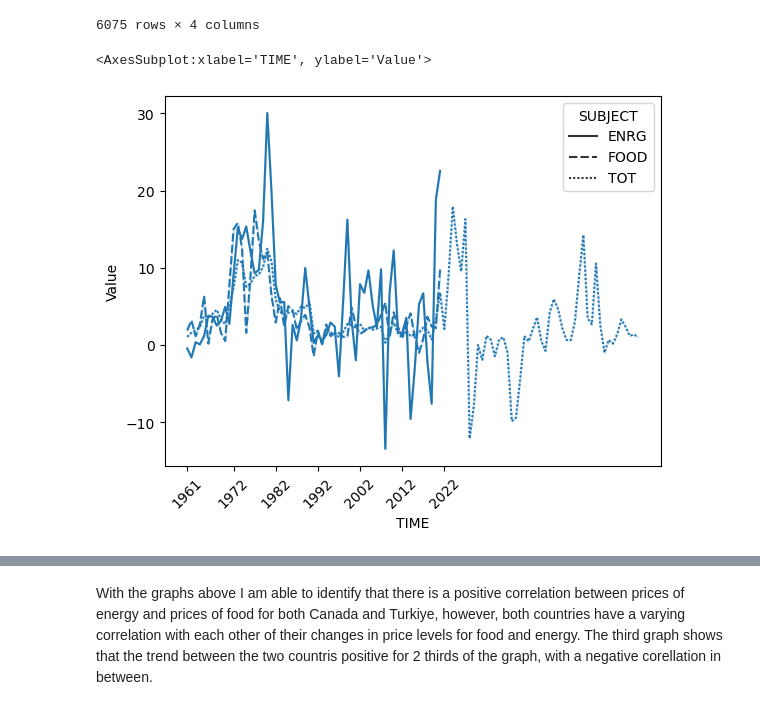
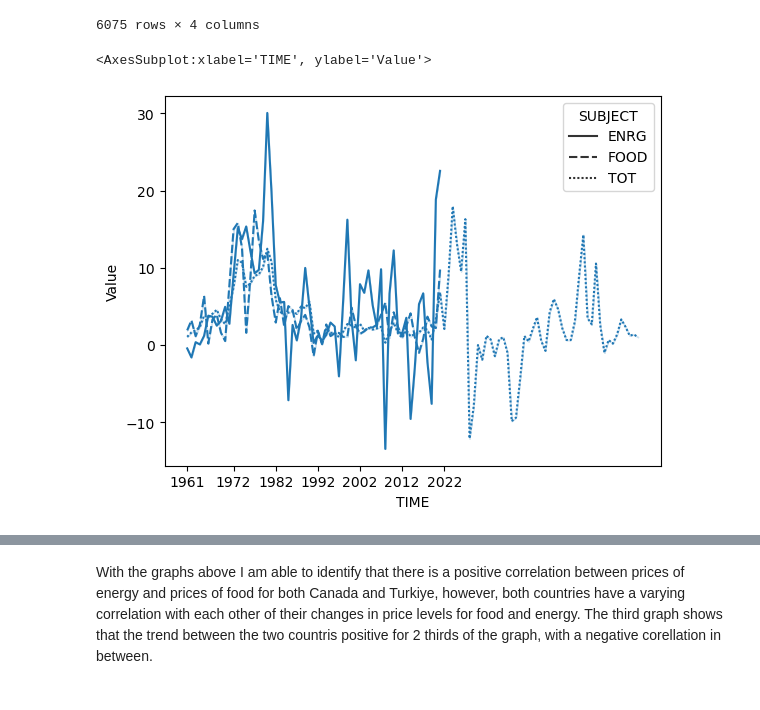
Before and after one commit to ubco-W2022T2-data301/project-group-group19, a Jupyter notebook: analysis/analysis3.ipynb, the cells around one changed output, grey strips where cells are left out. Drawn from its saved outputs; the diff is of its cells as text; code cells hidden in the pictures.

Commit message:
small edit to x values of plot

```diff
--- a/analysis/analysis3.ipynb
+++ b/analysis/analysis3.ipynb
@@ -146,11 +146,11 @@ df_TUR_F=subTurFood(df)
 # %%
 df_CAN_PRICES= pd.concat([df_CAN_E, df_CAN_F], ignore_index=True)
 canadaFoodEnergy=sns.lineplot(data = df_CAN_PRICES, x=df_CAN_PRICES['TIME'], y=df_CAN_PRICES['Value'], style = "SUBJECT")
-canadaFoodEnergy.set_xticklabels(canadaFoodEnergy.get_xticklabels(range(20)), rotation=45)
+canadaFoodEnergy.set_xticklabels(canadaFoodEnergy.get_xticklabels(range(20)), rotation=0)
 plt.xticks([0, 11, 21,31,41,51,61], ['1961','1972', '1982','1992','2002', '2012', '2022'])
 canadaFoodEnergy
 # %% [output]
 <AxesSubplot:xlabel='TIME', ylabel='Value'>
-[figure, old version]
+[figure, new version]
 # %%
 df_TUR_PRICES= pd.concat([df_TUR_E, df_TUR_F], ignore_index=True)
```
Also changed, not shown: parts of 2 cells of this notebook.
